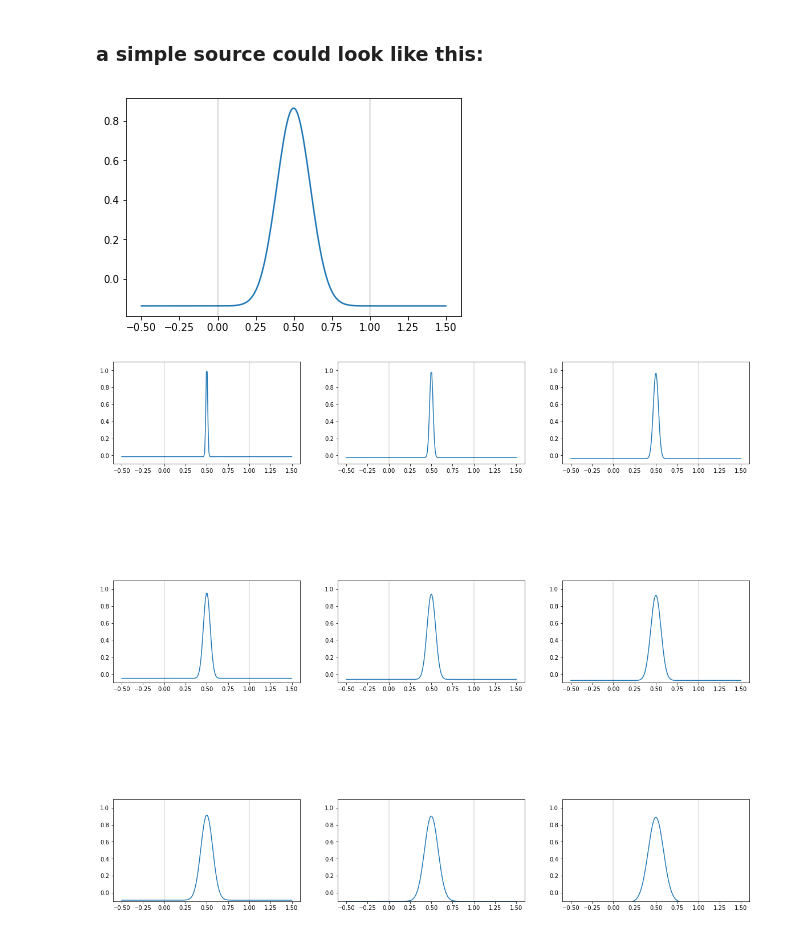
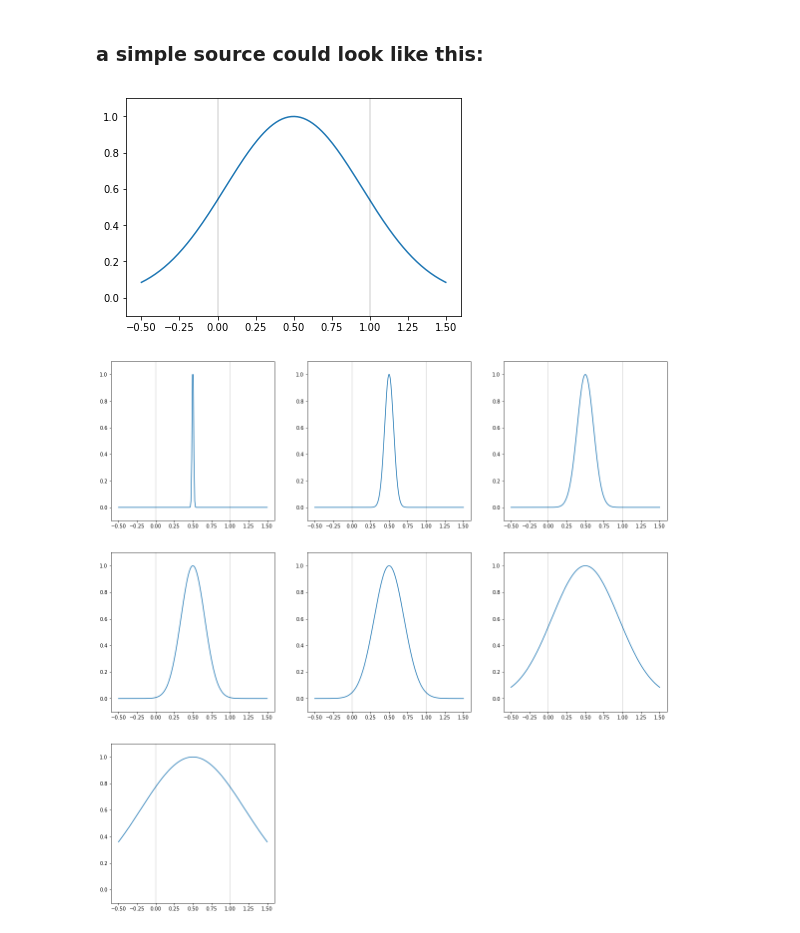
Before and after one commit to mczerwinski/kCSD-python, a Jupyter notebook: tutorials/Sources.ipynb, the cells around one changed output. Drawn from its saved outputs; the diff is of its cells as text; code cells hidden in the pictures.

```diff
--- a/tutorials/Sources.ipynb
+++ b/tutorials/Sources.ipynb
@@ -25,40 +25,45 @@ import numpy as np
 
 #libsize, depending on how many sources we want to check, can be 'small', 'medium' and 'large'
 
-Counter = 2 # goes from 0
+def plot1dSource(csd):
+    resolution = 100
+    axis = np.linspace(-0.5, 1.5, resolution*2) # resolution is between 0 and 1, and we want our csd to be from -0.5 to 1.5
+    plt.plot(axis, csd)
+    plt.axvline(1, lw=0.2, color='k')
+    plt.axvline(0, lw=0.2, color='k')
+    ymax = 1.1
+    if np.min(csd)< -.1:
+        ymin = -1.1
+    else:
+        ymin = -0.1
+    plt.ylim(ymin, ymax)
+
+Counter = 5# goes from 0
 test_source = sources.SingleGauss(Counter, dim=1, libsize='small', resolution=100)
-resolution = 100
-axis = np.linspace(-0.5, 1.5, resolution*2) # resolution is between 0 and 1, and we want our csd to be from -0.5 to 1.5
 
-plt.plot(axis, test_source)
-plt.axvline(1, lw=0.2, color='k')
-plt.axvline(0, lw=0.2, color='k')
+plot1dSource(test_source)
 
 plt.show()
 # %% [output]
-[figure, old version]
+[figure, new version]
 # %%
 
 # one can use this to generate a library of sources:
 
 Counter = 0
 plt.figure(figsize=(20,20))
 for i in range(9):
-    test_source = sources.SingleGauss(Counter, dim=1, libsize='large', resolution=100)
+    test_source = sources.SingleGauss(Counter, dim=1, libsize='small', resolution=100)
     if test_source is False:
         continue
     Counter+=1
-    plt.subplot(3,3,i+1, aspect='equal')
-    plt.plot(axis, test_source)
-    plt.axvline(1, lw=0.2, color='k')
-    plt.axvline(0, lw=0.2, color='k')
-    plt.ylim(-0.1, 1.1)
-   # plt.axes().set_aspect('equal')
+    plt.subplot(3,3,i+1)#, aspect='equal')
+    plot1dSource(test_source)
 
 
 plt.show()
 # %% [output]
-[figure, old version]
+[figure, new version]
 # %%
 # Dipol
 
```
Also changed, not shown: parts of 7 cells of this notebook, 1 other file.
